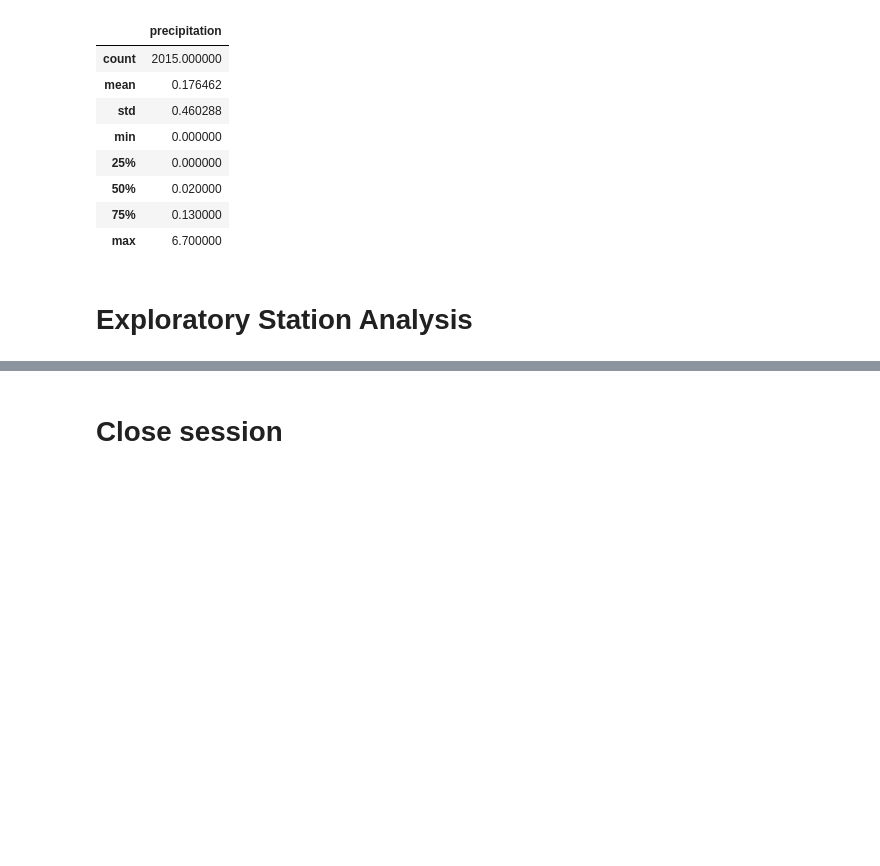
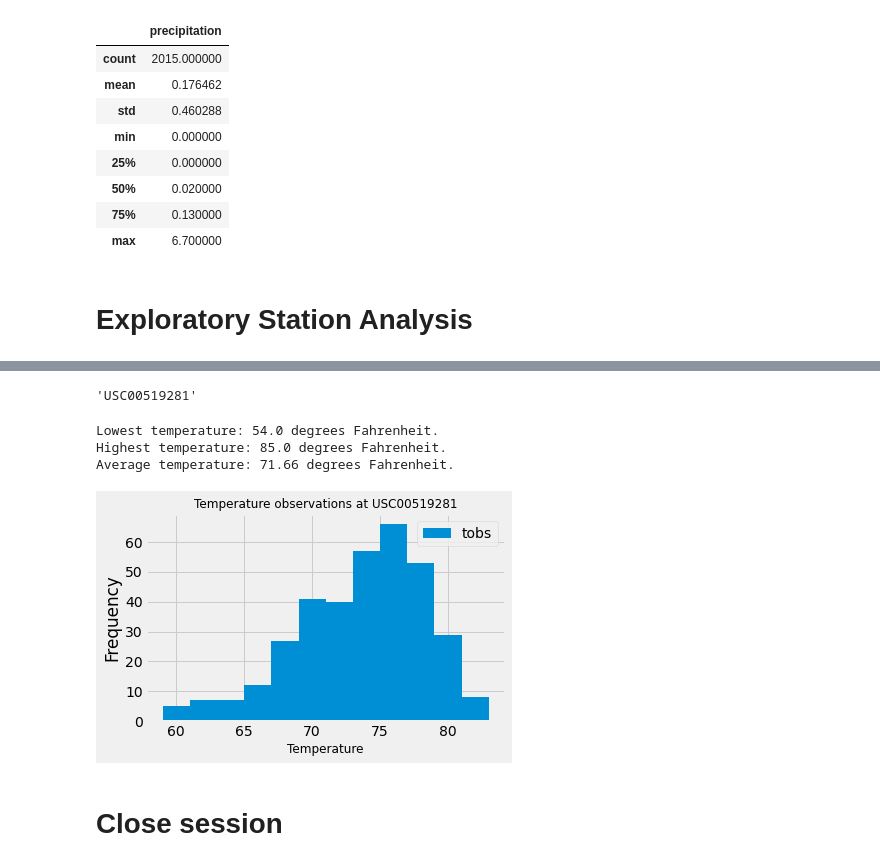
Before and after one commit to LiteshSamji/sqlalchemy-challenge, a Jupyter notebook: climate_analysis.ipynb, the cells around one changed output, grey strips where cells are left out. Cells and saved outputs as stored; diff of their text form; code cells hidden in the pictures; blank space fills up the shorter version.

Commit message:
percipitation analysis with histogram

```diff
--- a/climate_analysis.ipynb
+++ b/climate_analysis.ipynb
@@ -133,6 +169,50 @@ precipitation_df.describe()
+# %%
+#Display most active station
+active_station
+# %% [output]
+'USC00519281'
+# %%
+# Using the most active station id from the previous query, calculate the lowest, highest, and average temperature.
+# --- calculate lowest temp recorded at the most active station USC00519281 ---
+lowest_temp = session.query(func.min(Measurement.tobs)).\
+              filter(Measurement.station == active_station).scalar()
+
+print(f"Lowest temperature: {lowest_temp} degrees Fahrenheit.")
+
+# --- calculate highest temp recorded at the most active station USC00519281 ---
+highest_temp = session.query(func.max(Measurement.tobs)).\
+              filter(Measurement.station == active_station).scalar()
+
+print(f"Highest temperature: {highest_temp} degrees Fahrenheit.")
+
+# --- calculate average temp recorded at the most active station USC00519281 ---
+avg_temp = session.query(func.avg(Measurement.tobs)).\
+              filter(Measurement.station == active_station).scalar()
+
+print(f"Average temperature: {round(avg_temp, 2)} degrees Fahrenheit.")
+# %% [output]
+Lowest temperature: 54.0 degrees Fahrenheit.
+Highest temperature: 85.0 degrees Fahrenheit.
+Average temperature: 71.66 degrees Fahrenheit.
 # %%
 # Using the most active station id
 # Query the last 12 months of temperature observation data for this station and plot the results as a histogram
+
+results = session.query(Measurement.tobs).\
+filter(Measurement.station == 'USC00519281').\
+filter(Measurement.date >= prev_year).all()
+df = pd.DataFrame(results,columns = ['tobs'])
+#print(df)
+df.plot.hist(bins=12)
+
+#df.plot.hist(bins=20)
+plt.xlabel("Temperature", fontsize=12)
+plt.title(f"Temperature observations at {active_station}", fontsize=12)
+plt.tight_layout()
+plt.savefig("temperature observation.png")
+plt.show()
+# %% [output]
+[figure, added]
 # %% [markdown]
 # Close session
 # %%
```
Also changed, not shown: parts of 4 cells of this notebook, 1 other file.
